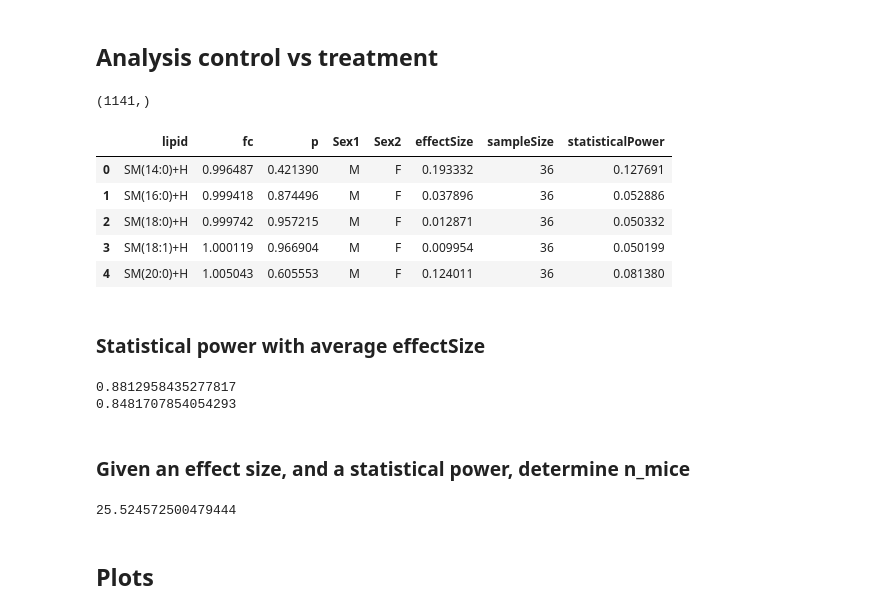
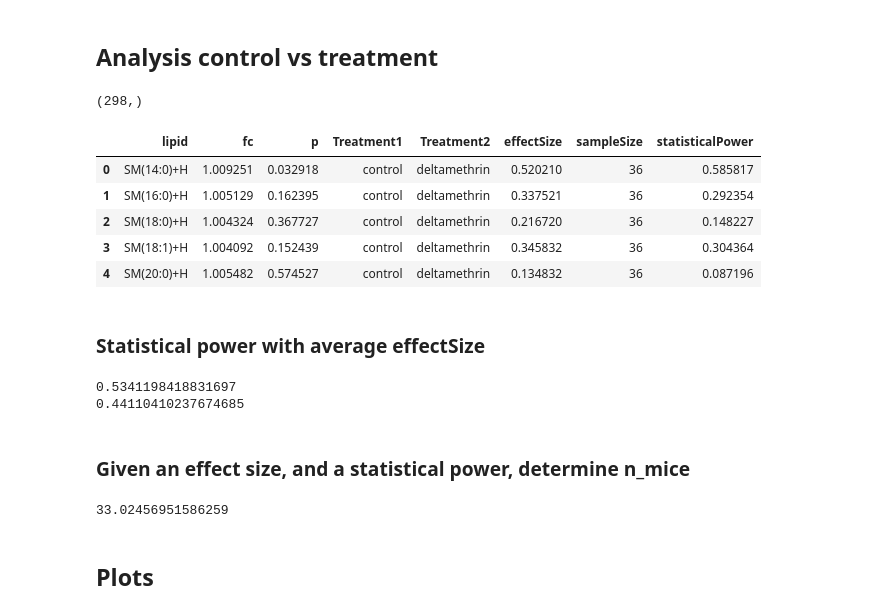
Before and after one commit to Ivan2nn/Lypidomics2, a Jupyter notebook: analysis-filtered-lipids.ipynb, the cells around one changed output. Drawn from its saved outputs; the diff is of its cells as text; code cells hidden in the pictures.

```diff
--- a/analysis-filtered-lipids.ipynb
+++ b/analysis-filtered-lipids.ipynb
@@ -57,7 +37,7 @@ print(test_enc_name)
 # %% [output]
 _BatchCorTrue_NanRemTrue_minmax
 # %%
-# with open(os.path.join('results','significant_lipids_pls2_treatment'+test_enc_name+'.txt'),'r') as f:
-    # lipid_names = f.read().splitlines()
-# print(lipid_names)
-# print(len(lipid_names))
+with open(os.path.join('results','significant_lipids_pls2_treatment'+test_enc_name+'.txt'),'r') as f:
+    lipid_names = f.read().splitlines()
+print(lipid_names)
+print(len(lipid_names))
@@ -70,4 +55,3 @@ sns.set(style = 'whitegrid')
 # %%
 data_tmp = pd.read_excel(os.path.join(data_path,'raw_data.xlsx'))
 data_tmp.head()
-lipid_names = np.unique(data_tmp['Individual Lipid Species'])
@@ -428,59 +427,59 @@ control deltamethrin 2.1762 0.0329    0.0329   True
 # %%
 lipids_list.shape
 # %% [output]
-(1141,)
+(298,)
 # %%
 import itertools
-factor = 'Sex'
+factor = 'Treatment'
 results_all = []
 for l in lipids_list:
     data_lipid = data[data['IndividualLipidSpecies'] == l]
     if data_lipid[factor].unique().size > 1: # Some lipids are not found in both classes
         for c in itertools.combinations(data_lipid[factor].unique(),2):
             a = data_lipid[data_lipid[factor] == c[0]]['log_scaled_area'].values
             b = data_lipid[data_lipid[factor] == c[1]]['log_scaled_area'].values
             pvalue = ttest_ind(a,b)[1]
             fc = np.mean(a)/np.mean(b)
             cd = np.abs((np.mean(a) - np.mean(b)))
             cd /= np.sqrt(
                 ((a.size - 1)*np.var(a) + (b.size - 1)*np.var(b)) / (a.size + b.size - 2)
             )
             n_samples = a.size
             sp = TTestIndPower().power(effect_size=cd, nobs1=n_samples, alpha=0.05)
             results_all.append([l, fc, pvalue, c[0], c[1], cd, n_samples, sp])
 
 colnames = ['lipid', 'fc', 'p', factor+'1', factor+'2', 'effectSize', 'sampleSize', 'statisticalPower']
 results_all = pd.DataFrame(data=results_all, columns= colnames)
 results_all.head()
 # %% [output]
-|  | lipid | fc | p | Sex1 | Sex2 | effectSize | sampleSize | statisticalPower |
-| 0 | SM(14:0)+H | 0.996487 | 0.421390 | M | F | 0.193332 | 36 | 0.127691 |
-| 1 | SM(16:0)+H | 0.999418 | 0.874496 | M | F | 0.037896 | 36 | 0.052886 |
-| 2 | SM(18:0)+H | 0.999742 | 0.957215 | M | F | 0.012871 | 36 | 0.050332 |
-| 3 | SM(18:1)+H | 1.000119 | 0.966904 | M | F | 0.009954 | 36 | 0.050199 |
-| 4 | SM(20:0)+H | 1.005043 | 0.605553 | M | F | 0.124011 | 36 | 0.081380 |
+|  | lipid | fc | p | Treatment1 | Treatment2 | effectSize | sampleSize | statisticalPower |
+| 0 | SM(14:0)+H | 1.009251 | 0.032918 | control | deltamethrin | 0.520210 | 36 | 0.585817 |
+| 1 | SM(16:0)+H | 1.005129 | 0.162395 | control | deltamethrin | 0.337521 | 36 | 0.292354 |
+| 2 | SM(18:0)+H | 1.004324 | 0.367727 | control | deltamethrin | 0.216720 | 36 | 0.148227 |
+| 3 | SM(18:1)+H | 1.004092 | 0.152439 | control | deltamethrin | 0.345832 | 36 | 0.304364 |
+| 4 | SM(20:0)+H | 1.005482 | 0.574527 | control | deltamethrin | 0.134832 | 36 | 0.087196 |
 # %% [markdown]
 ### Statistical power with average effectSize
 # %%
-es_mean = np.max(results_all['effectSize'][results_all['p']<0.05])
+es_mean = np.median(results_all['effectSize'][results_all['p']<0.05])
 # es_mean = 0.8
 print(es_mean)
 n_mice = 24
 statisticalPower = TTestIndPower().power(effect_size=es_mean, nobs1=n_mice, alpha=0.05)
 print(statisticalPower)
 # %% [output]
-0.8812958435277817
-0.8481707854054293
+0.5341198418831697
+0.44110410237674685
 # %% [markdown]
 ### Given an effect size, and a statistical power, determine n_mice
 # %%
-es_mean = 0.8
+es_mean = 0.7
 alpha = 0.05
 statisticalPower = 0.8
 n_mice_ideal = TTestIndPower().solve_power(effect_size=es_mean, alpha=alpha, power=statisticalPower)
 print(n_mice_ideal)
 # %% [output]
-25.524572500479444
+33.02456951586259
 # %% [markdown]
 ## Plots
 # %%
```
Also changed, not shown: parts of 35 cells of this notebook, 9 other files.
